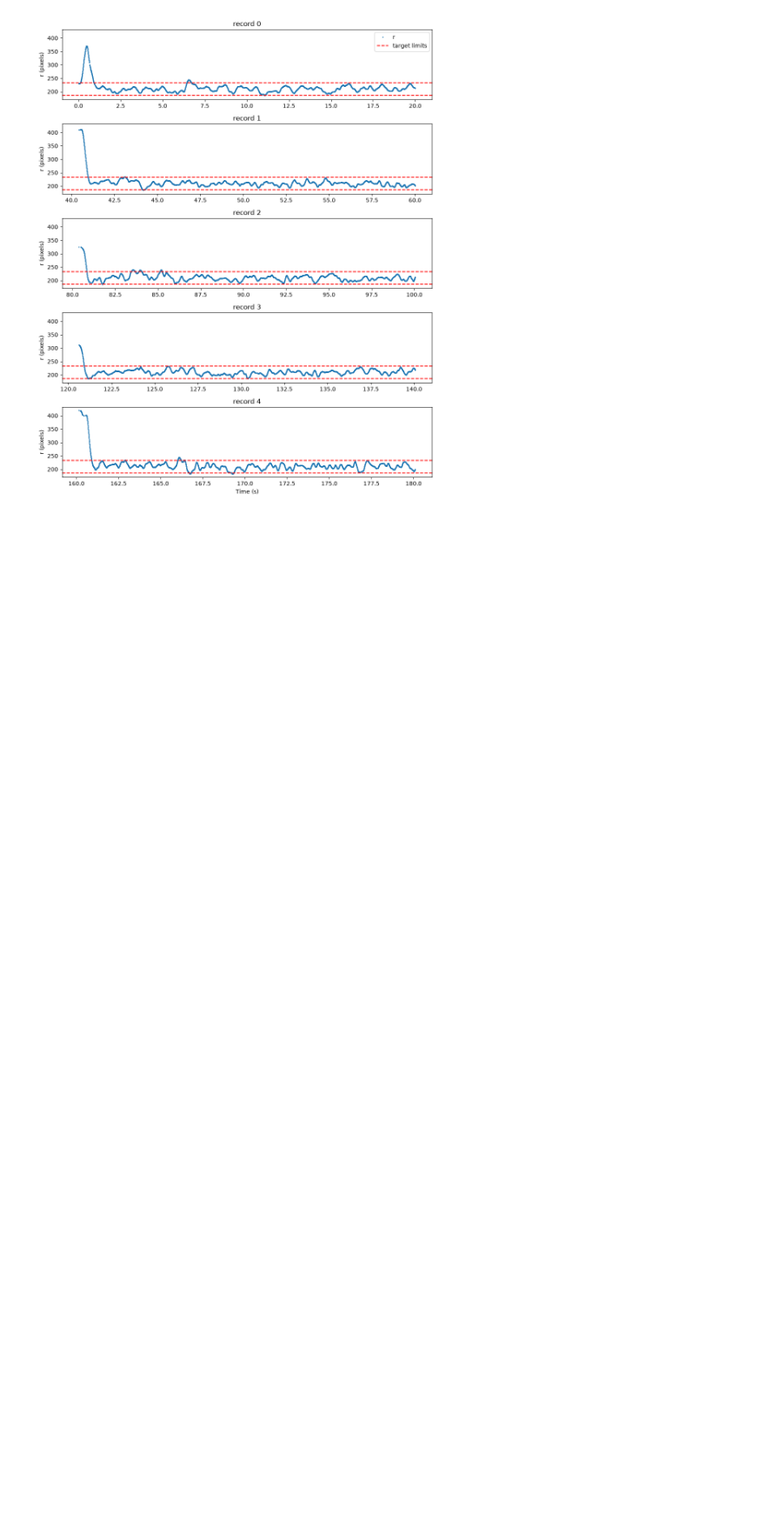
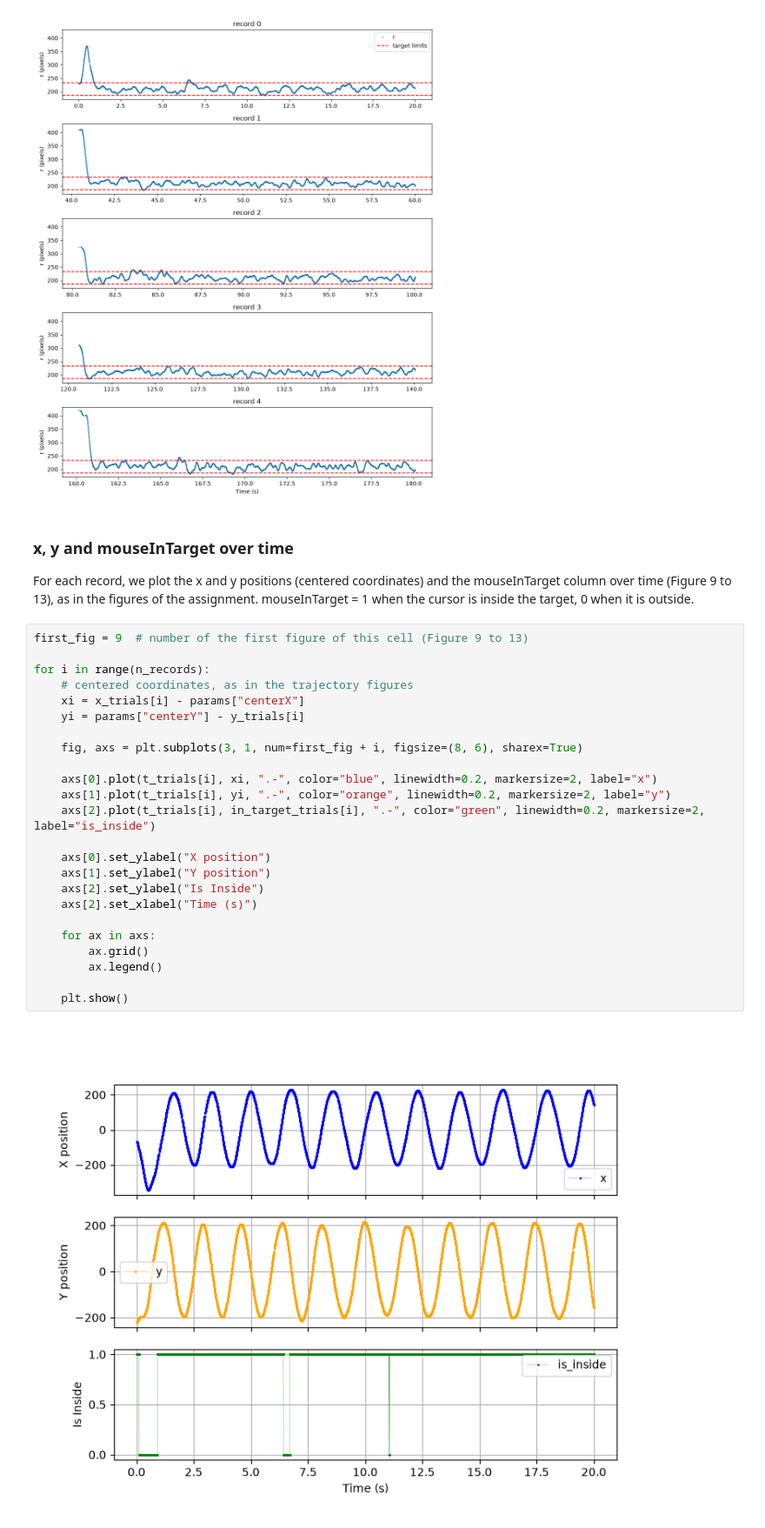
Before and after one commit to jeanne-le-roux-web/circular-task-analysis, a Jupyter notebook: notebooks/02_graphics.ipynb, the cells around one changed output. Shown at 87% size. Saved outputs shown, nothing was run; the diff lists cells and outputs as text; blank space fills up the shorter version.

```diff
--- a/notebooks/02_graphics.ipynb
+++ b/notebooks/02_graphics.ipynb
@@ -206,3 +206,33 @@ fig.tight_layout()
 plt.show()
 # %% [output]
 [figure]
+# %% [markdown]
+### x, y and mouseInTarget over time
+For each record, we plot the x and y positions (centered coordinates) and the mouseInTarget column over time (Figure 9 to 13), as in the figures of the assignment.
+mouseInTarget = 1 when the cursor is inside the target, 0 when it is outside.
+# %%
+first_fig = 9  # number of the first figure of this cell (Figure 9 to 13)
+
+for i in range(n_records):
+    # centered coordinates, as in the trajectory figures
+    xi = x_trials[i] - params["centerX"]
+    yi = params["centerY"] - y_trials[i]
+
+    fig, axs = plt.subplots(3, 1, num=first_fig + i, figsize=(8, 6), sharex=True)
+
+    axs[0].plot(t_trials[i], xi, ".-", color="blue", linewidth=0.2, markersize=2, label="x")
+    axs[1].plot(t_trials[i], yi, ".-", color="orange", linewidth=0.2, markersize=2, label="y")
+    axs[2].plot(t_trials[i], in_target_trials[i], ".-", color="green", linewidth=0.2, markersize=2, label="is_inside")
+
+    axs[0].set_ylabel("X position")
+    axs[1].set_ylabel("Y position")
+    axs[2].set_ylabel("Is Inside")
+    axs[2].set_xlabel("Time (s)")
+
+    for ax in axs:
+        ax.grid()
+        ax.legend()
+
+    plt.show()
+# %% [output]
+[figure, added]
```
Also changed, not shown: parts of 1 cell of this notebook.
